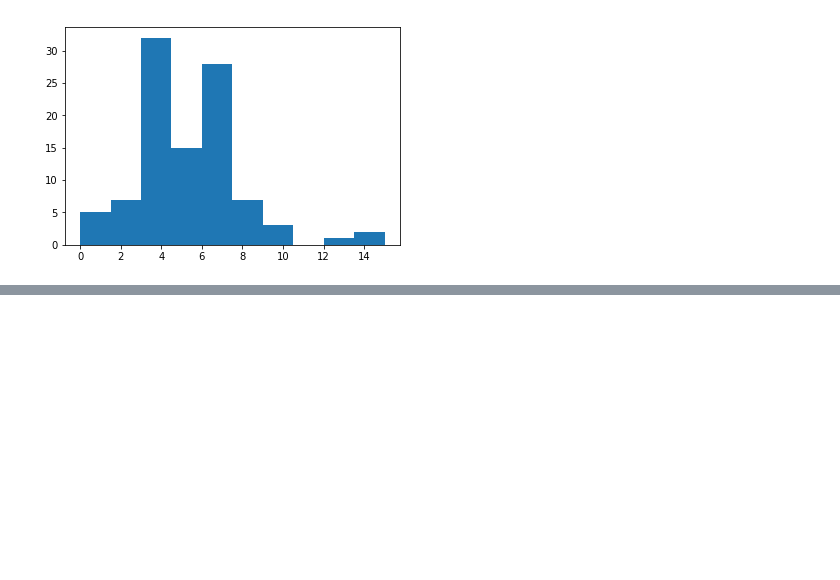
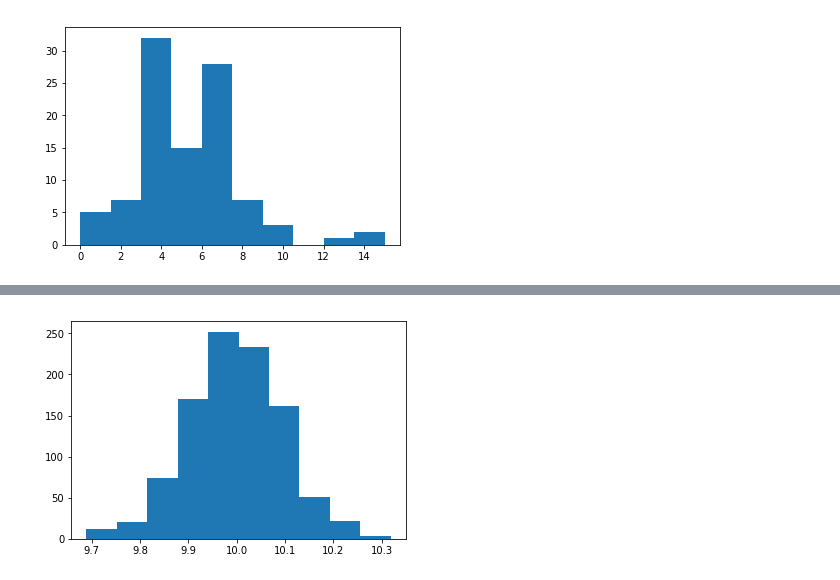
Before and after one commit to Gerrydh/Programming-for-DA-Assignments, a Jupyter notebook: Programming for Data Analysis- Assignment.ipynb, the cells around one changed output, grey strips where cells are left out. Saved outputs shown, nothing was run; the diff lists cells and outputs as text; code cells hidden in the pictures; blank space fills up the shorter version.

```diff
--- a/Programming for Data Analysis- Assignment.ipynb
+++ b/Programming for Data Analysis- Assignment.ipynb
@@ -165,0 +196,6 @@ plt.show()
+# %%
+x = np.random.normal(10, 0.1, 1000)
+plt.hist(x)
+plt.show()
+# %% [output]
+[figure, added]
```
Also changed, not shown: parts of 8 cells of this notebook.
